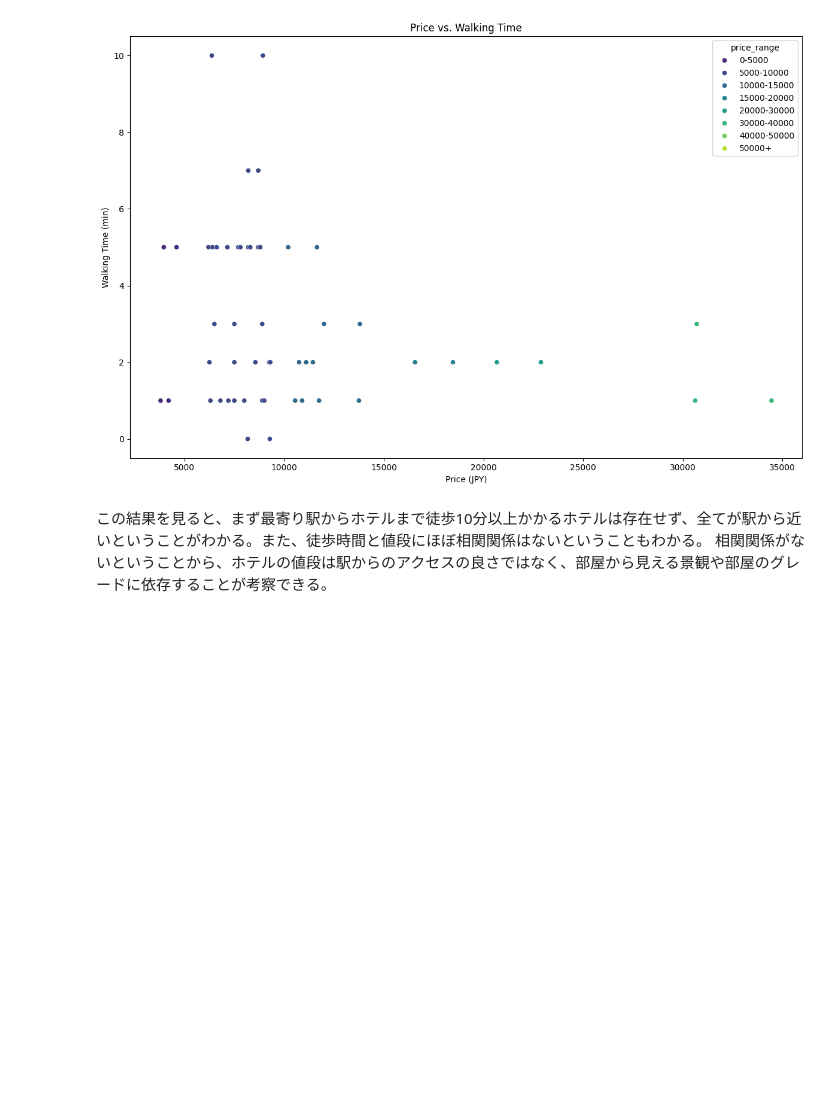
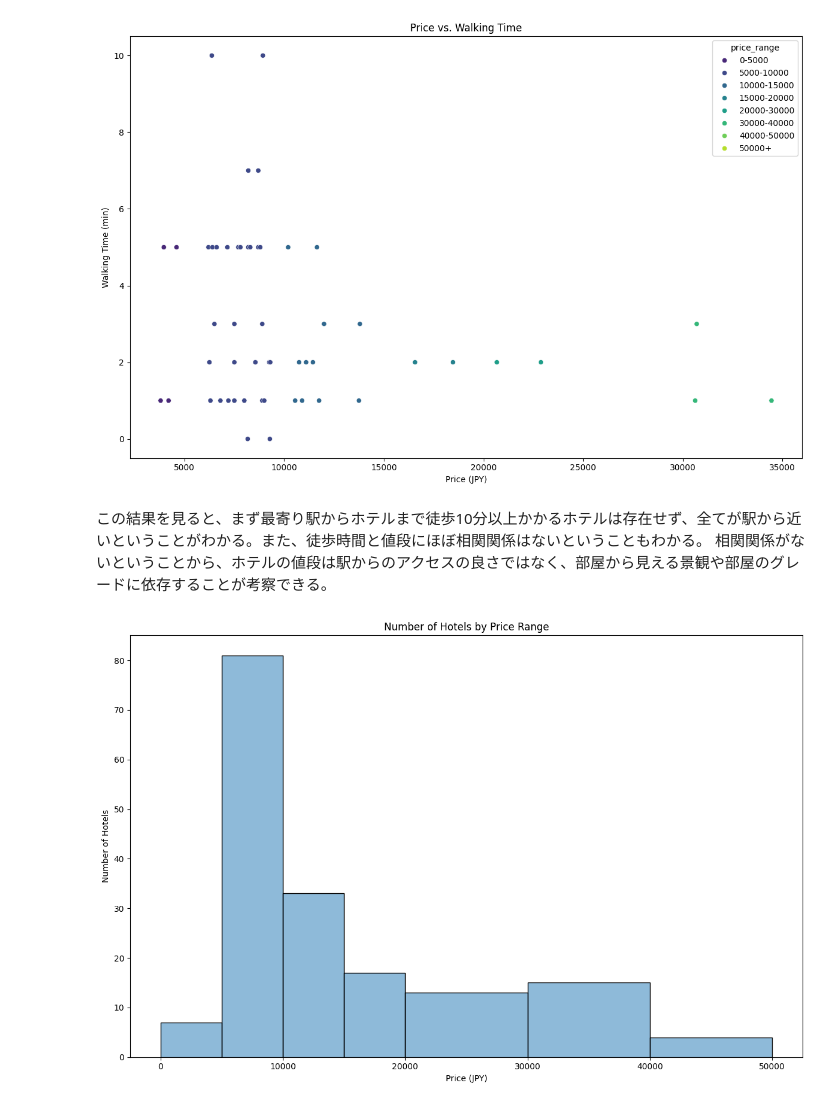
Before and after one commit to 3241Kanaha/dspro, a Jupyter notebook: trip.ipynb, the cells around one changed output. Cells and saved outputs as stored; diff of their text form; code cells hidden in the pictures; blank space fills up the shorter version.

```diff
--- a/trip.ipynb
+++ b/trip.ipynb
@@ -320,3 +320,15 @@ plt.show()
 # %% [markdown]
 この結果を見ると、まず最寄り駅からホテルまで徒歩10分以上かかるホテルは存在せず、全てが駅から近いということがわかる。また、徒歩時間と値段にほぼ相関関係はないということもわかる。
 相関関係がないということから、ホテルの値段は駅からのアクセスの良さではなく、部屋から見える景観や部屋のグレードに依存することが考察できる。
+# %%
+#価格帯ごとを可視化
+plt.figure(figsize=(12, 8))
+sns.histplot(data=df, x='price', bins=bins, kde=True, palette='viridis')
+plt.xlabel('Price (JPY)')
+plt.ylabel('Number of Hotels')
+plt.title('Number of Hotels by Price Range')
+plt.tight_layout()
+
+plt.show()
+# %% [output]
+[figure, added]
```
